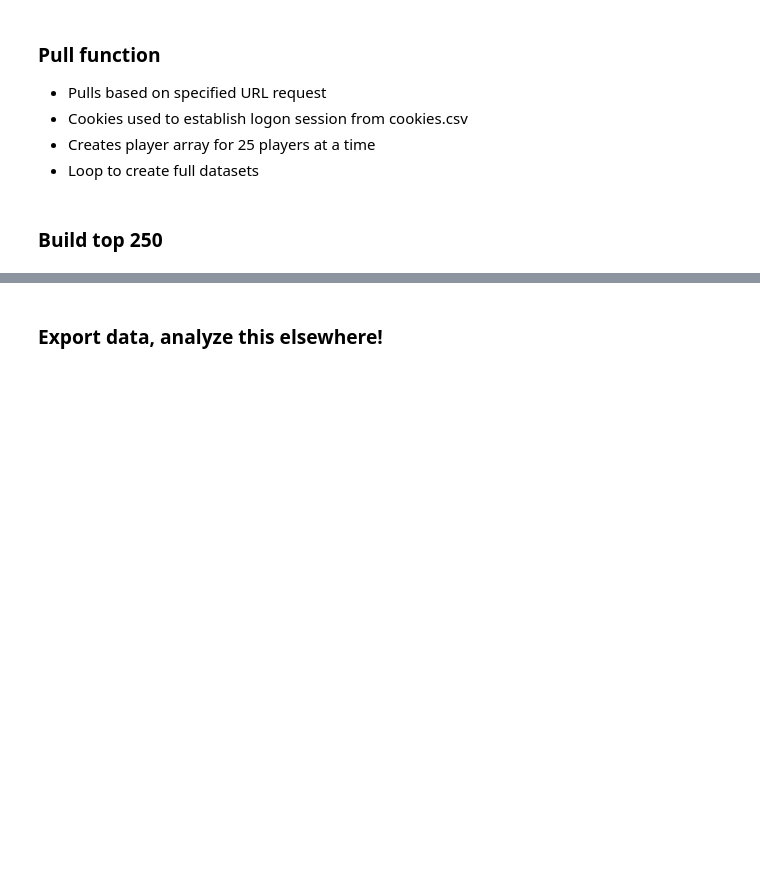
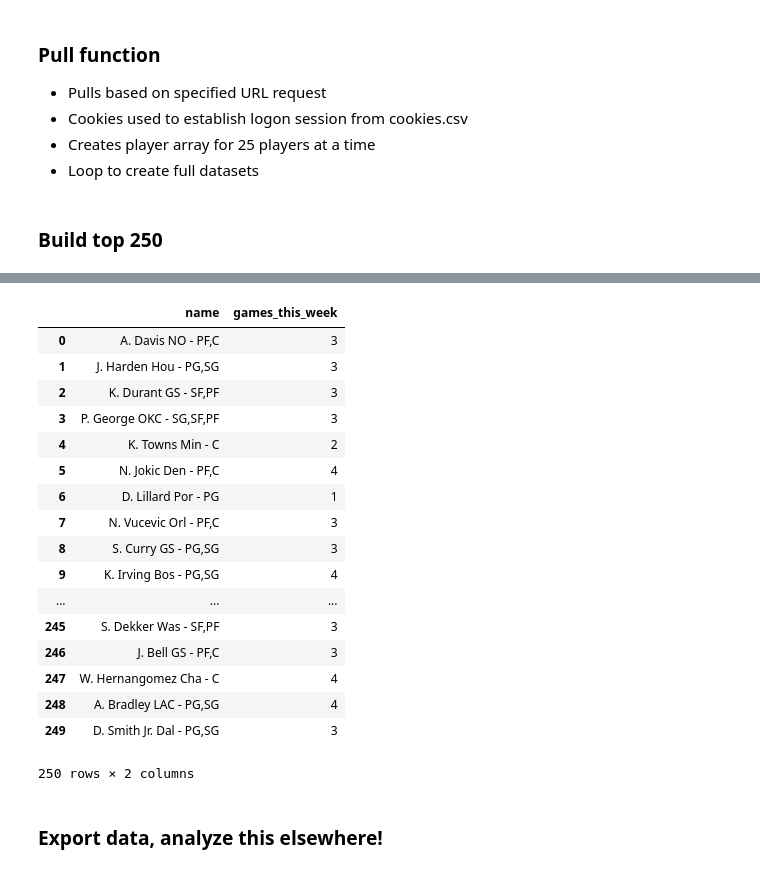
Before and after one commit to flint-hasset/first_scraper, a Jupyter notebook: Scraper-BBall.ipynb, the cells around one changed output, grey strips where cells are left out. Cells and saved outputs as stored; diff of their text form; code cells hidden in the pictures; blank space fills up the shorter version.

Commit message:
Added next week scheduling beta

```diff
--- a/Scraper-BBall.ipynb
+++ b/Scraper-BBall.ipynb
@@ -27,3 +27,4 @@ cookies = dict(zip(names, values))
 season_avg_url = 'https://basketball.fantasysports.yahoo.com/nba/14392/players?status=ALL&pos=P&cut_type=33&stat1=S_AS_2018&myteam=0&sort=AR&sdir=1&count='
 day30_avg_url = 'https://basketball.fantasysports.yahoo.com/nba/14392/players?status=ALL&pos=P&cut_type=33&stat1=S_AL30&myteam=0&sort=AR&sdir=1&count='
 day14_avg_url = 'https://basketball.fantasysports.yahoo.com/nba/14392/players?status=ALL&pos=P&cut_type=33&stat1=S_AL14&myteam=0&sort=AR&sdir=1&count='
+opponents = 'https://basketball.fantasysports.yahoo.com/nba/14392/players?status=ALL&pos=P&cut_type=33&stat1=O_O&myteam=0&sort=AR&sdir=1&count='
@@ -33,6 +61,33 @@ day14_avg_url = 'https://basketball.fantasysports.yahoo.com/nba/14392/players?st
 - Cookies used to establish logon session from cookies.csv
 - Creates player array for 25 players at a time
 - Loop to create full datasets
+# %%
+def pull_25_opponents(url,ranks):
+    r = requests.post(str(url+ranks), cookies=cookies)
+    soup = BeautifulSoup(r.text,'lxml')
+    table = soup.find('table',{'class':'Table Ta-start Fz-xs Table-mid Table-px-xs Table-interactive'})
+    mydivs = table.findAll('div', {"class": "ysf-player-name Nowrap Grid-u Relative Lh-xs Ta-start"})
+    player_list = []
+    for player in mydivs:
+        player_list.append(player.text)
+    df_player = pd.DataFrame(player_list)
+    dummy_array = np.empty((27,24))
+    dummy_array[:] = np.nan
+    player_array = pd.DataFrame(dummy_array)
+    row_marker=0
+    for row in table.findAll('tr'):
+        column_marker = 0
+        for data in row.findAll('td'):
+            player_array.iloc[row_marker,column_marker] = data.get_text()
+            column_marker += 1
+        row_marker+=1
+    player_array = player_array.dropna()
+    columns_we_like = [10,11,12,13,14,15,16]
+    player_array = player_array[columns_we_like].reset_index(drop=True)
+    df_player = df_player.merge(player_array, left_index =True, right_index=True)
+    df_player['games_this_week']= 7 - (np.where(df_player[[10]]=='',1,0)+np.where(df_player[[11]]=='',1,0)+ np.where(df_player[[12]]=='',1,0)+ np.where(df_player[[13]]=='',1,0)+ np.where(df_player[[14]]=='',1,0)+ np.where(df_player[[15]]=='',1,0)+ np.where(df_player[[16]]=='',1,0))
+    df_player['name'] = df_player[[0]]
+    return df_player[['name','games_this_week']]
 # %%
 def pull_25(url,ranks):
     r = requests.post(str(url+ranks), cookies=cookies)
@@ -75,5 +130,15 @@ def build_250_player(url_pull):
     df_player[['Player','pos','Owner','INJ','GP','O_Rank','C_Rank','Owned','MP','FGs','FG_pct','FTs','FT_pct',
                            '3pt','Pts','Rbs','Ast','Stl','Blk','TO']]
     return df_player
+# %%
+def build_opponents(url_pull):
+    df_player = pull_25_opponents(url_pull,str(0))
+    for x in range(25,350,25):
+        df_temp = pull_25_opponents(url_pull,str(x))
+        df_player = df_player.append(df_temp)
+        time.sleep(randint(50,100)/10)
+    df_player = df_player.reset_index(drop=True)
+    df_player[['name','games_this_week']]
+    return df_player
 # %%
 #df_7 = build_250_player(day7_avg_url)
@@ -81,0 +169,21 @@ df_14 = build_250_player(day14_avg_url)
+# %%
+df_opponents
+# %% [output]
+|  | name | games_this_week |
+| 0 | A. Davis NO - PF,C | 3 |
+| 1 | J. Harden Hou - PG,SG | 3 |
+| 2 | K. Durant GS - SF,PF | 3 |
+| 3 | P. George OKC - SG,SF,PF | 3 |
+| 4 | K. Towns Min - C | 2 |
+| 5 | N. Jokic Den - PF,C | 4 |
+| 6 | D. Lillard Por - PG | 1 |
+| 7 | N. Vucevic Orl - PF,C | 3 |
+| 8 | S. Curry GS - PG,SG | 3 |
+| 9 | K. Irving Bos - PG,SG | 4 |
+| ... | ... | ... |
+| 245 | S. Dekker Was - SF,PF | 3 |
+| 246 | J. Bell GS - PF,C | 3 |
+| 247 | W. Hernangomez Cha - C | 4 |
+| 248 | A. Bradley LAC - PG,SG | 4 |
+| 249 | D. Smith Jr. Dal - PG,SG | 3 |
+250 rows × 2 columns
```
Also changed, not shown: parts of 5 cells of this notebook, 1 other file.
